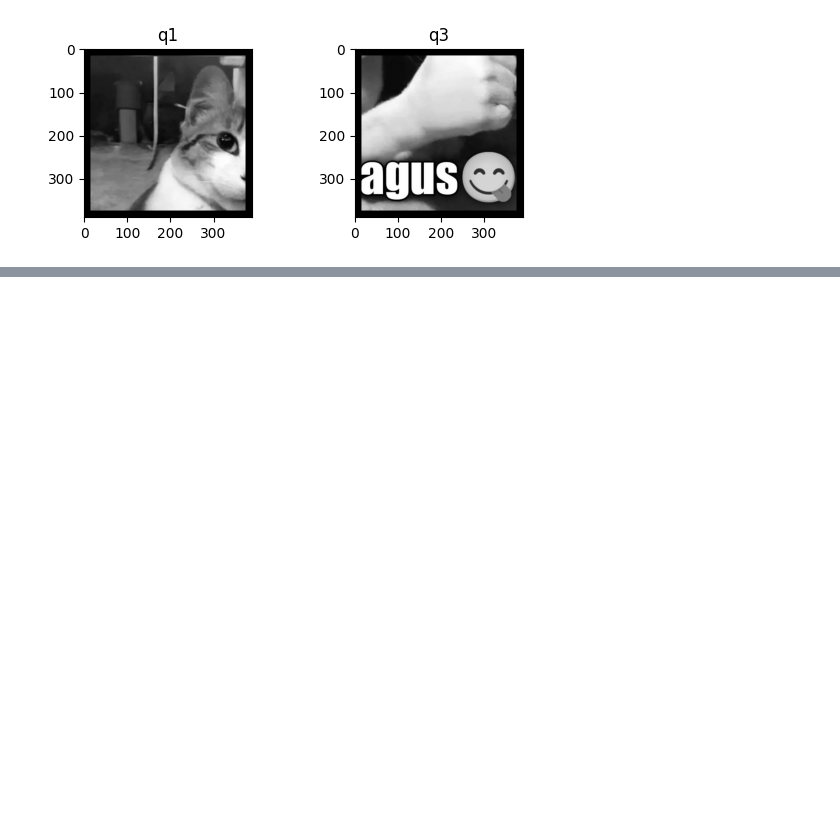
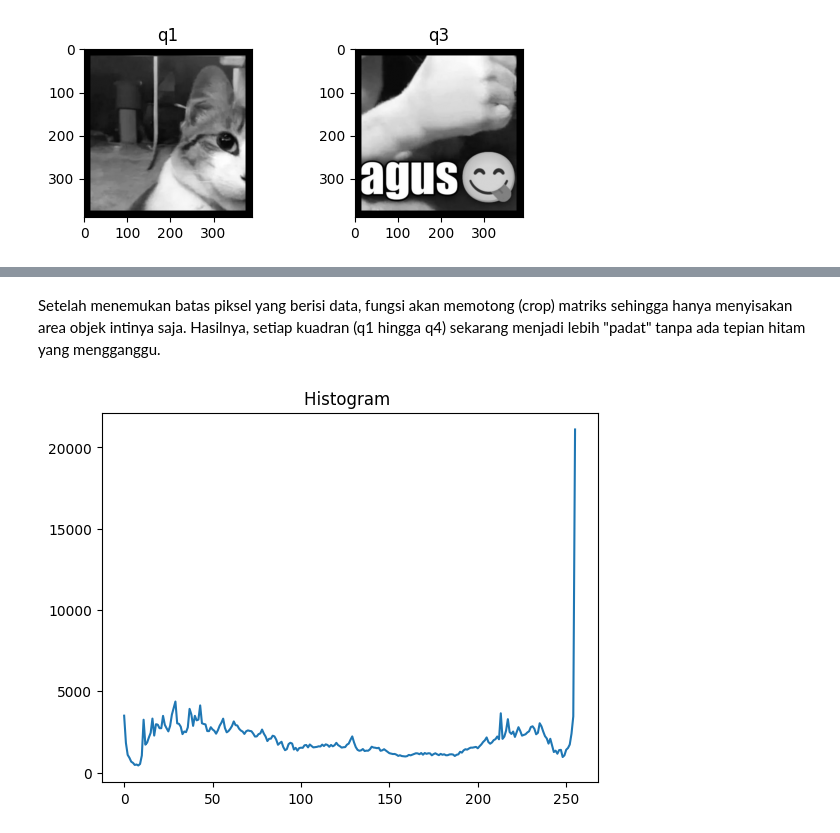
Before and after one commit to praktikum-pcd-2026/kelompok6-jurnal-modul-1-IniYoga, a Jupyter notebook: modul1.ipynb, the cells around one changed output, grey strips where cells are left out. Saved outputs shown, nothing was run; the diff lists cells and outputs as text; code cells hidden in the pictures; blank space fills up the shorter version.

```diff
--- a/modul1.ipynb
+++ b/modul1.ipynb
@@ -131,0 +246,10 @@ plt.show()
+# %% [markdown]
+Setelah menemukan batas piksel yang berisi data, fungsi akan memotong (crop) matriks sehingga hanya menyisakan area objek intinya saja. Hasilnya, setiap kuadran (q1 hingga q4) sekarang menjadi lebih "padat" tanpa ada tepian hitam yang mengganggu.
+# %%
+hist, bins = np.histogram(hasil_akhir.flatten(), bins=256, range=[0,256])
+
+plt.plot(hist)
+plt.title("Histogram ")
+plt.show()
+# %% [output]
+[figure, added]
```
Also changed, not shown: parts of 14 cells of this notebook.
